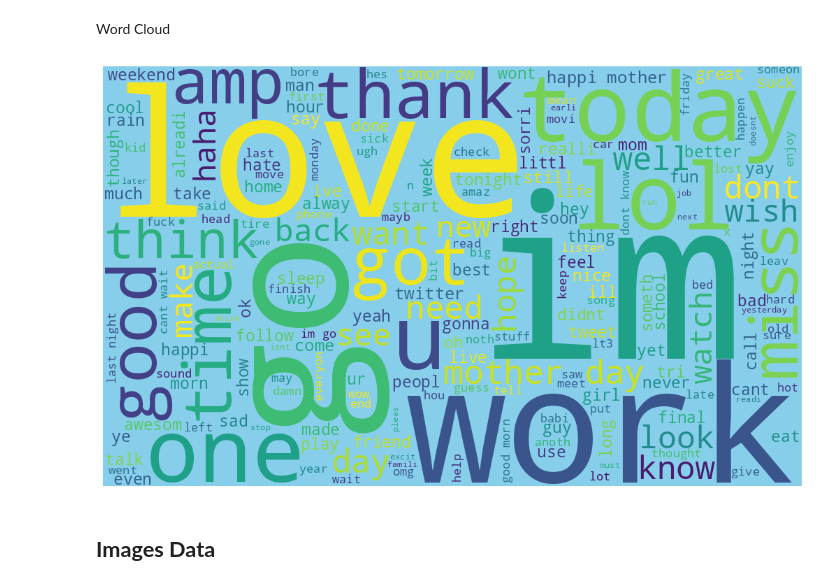
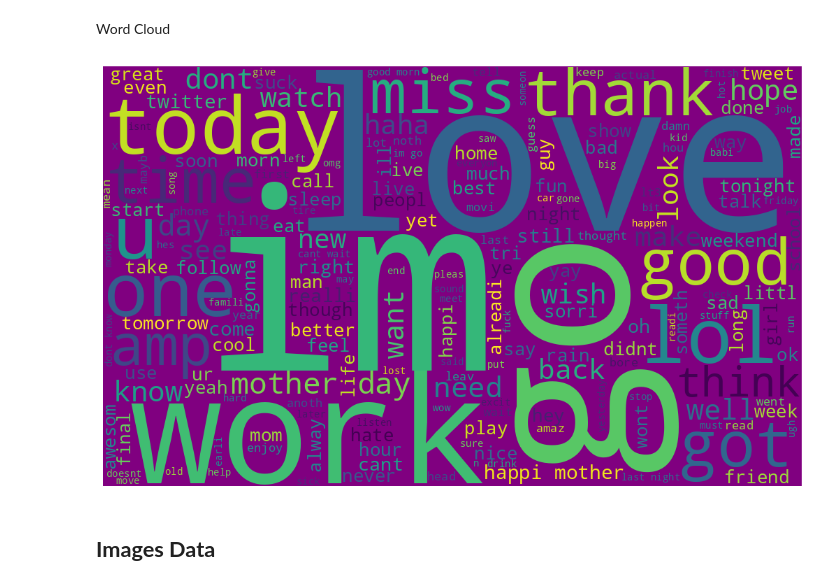
Before and after one commit to NimaNull90/Week2-DataPreprocessing_NimaBagheri, a Jupyter notebook: Week 2.ipynb, the cells around one changed output. Cells and saved outputs as stored; diff of their text form; code cells hidden in the pictures.

```diff
--- a/Week 2.ipynb
+++ b/Week 2.ipynb
@@ -446,21 +446,21 @@ Word Cloud
 # %%
 from wordcloud import WordCloud
 
 all_words = ' '.join(word for word in dataset_3['text'])
 
 
 wordcloud = WordCloud(
     width = 1000,
     height = 600,
-    background_color = 'skyblue',
+    background_color = 'purple',
     min_font_size = 10).generate(all_words)
 plt.figure(figsize = (10, 6), facecolor = None)
 plt.imshow(wordcloud)
 plt.axis('off')
 plt.tight_layout(pad = 0)
 plt.show()
 # %% [output]
-[figure, old version]
+[figure, new version]
 # %% [markdown]
 ## **Images Data**
 # %% [markdown]
```
Also changed, not shown: parts of 1 cell of this notebook.
